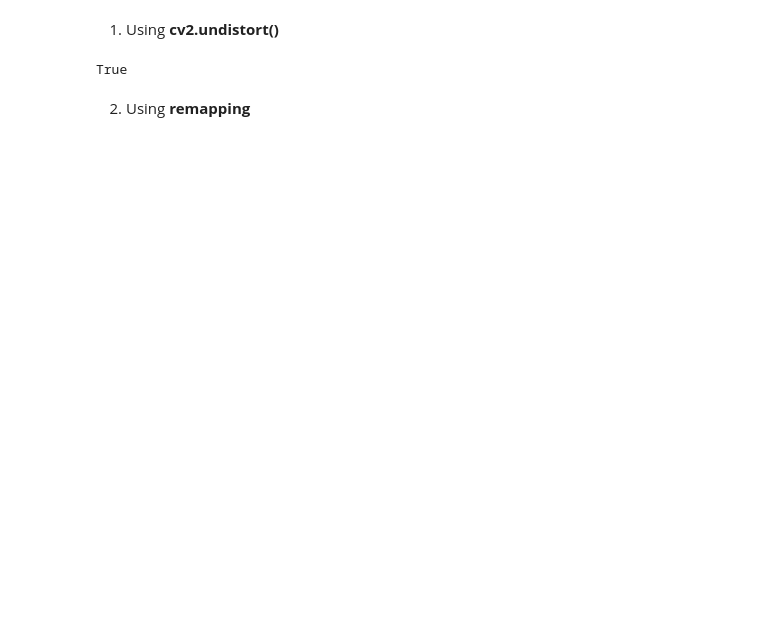
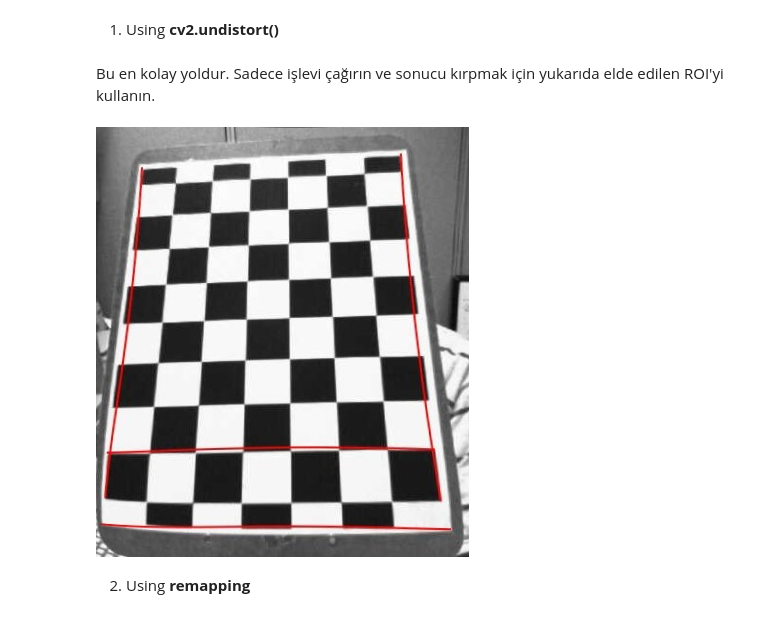
Before and after one commit to nurikahraman/FoodTracker, a Jupyter notebook: Fisheye_Effect_Correction.ipynb, the cells around one changed output. Drawn from its saved outputs; the diff is of its cells as text; code cells hidden in the pictures; blank space fills up the shorter version.

Commit message:
Colab kullanılarak oluşturuldu

```diff
--- a/Fisheye_Effect_Correction.ipynb
+++ b/Fisheye_Effect_Correction.ipynb
@@ -18,7 +41,7 @@ objp[:,:2] = np.mgrid[0:7,0:6].T.reshape(-1,2)
 objpoints = [] # 3d point in real world space
 imgpoints = [] # 2d points in image plane.
 
-images = glob.glob('*.jpg')
+images = glob.glob('/content/drive/MyDrive/Colab Notebooks/Photo Tools/Fisheye Effect Correction/*.jpg')
 
 
 
@@ -55,18 +86,21 @@ ret, mtx, dist, rvecs, tvecs = cv2.calibrateCamera(objpoints, imgpoints, gray.sh
 # %%
-img = cv2.imread('/content/calib_radial.jpg')
+img = cv2.imread('/content/drive/MyDrive/Colab Notebooks/Photo Tools/Fisheye Effect Correction/calib_radial.jpg')
 h, w = img.shape[:2]
 newcameramtx, roi = cv2.getOptimalNewCameraMatrix(mtx, dist, (w,h), 1, (w,h))
 # %% [markdown]
 1. Using **cv2.undistort()**
+# %% [markdown]
+Bu en kolay yoldur. Sadece işlevi çağırın ve sonucu kırpmak için yukarıda elde edilen ROI'yi kullanın.
 # %%
 # undistort
 dst = cv2.undistort(img, mtx, dist, None, newcameramtx)
 
 # crop the image
 x, y, w, h = roi
 dst = dst[y:y+h, x:x+w]
 cv2.imwrite('calibresult1.png', dst)
+cv2_imshow(dst)
 # %% [output]
-True
+[figure, added]
 # %% [markdown]
 2. Using **remapping**
```
Also changed, not shown: parts of 11 cells of this notebook.
